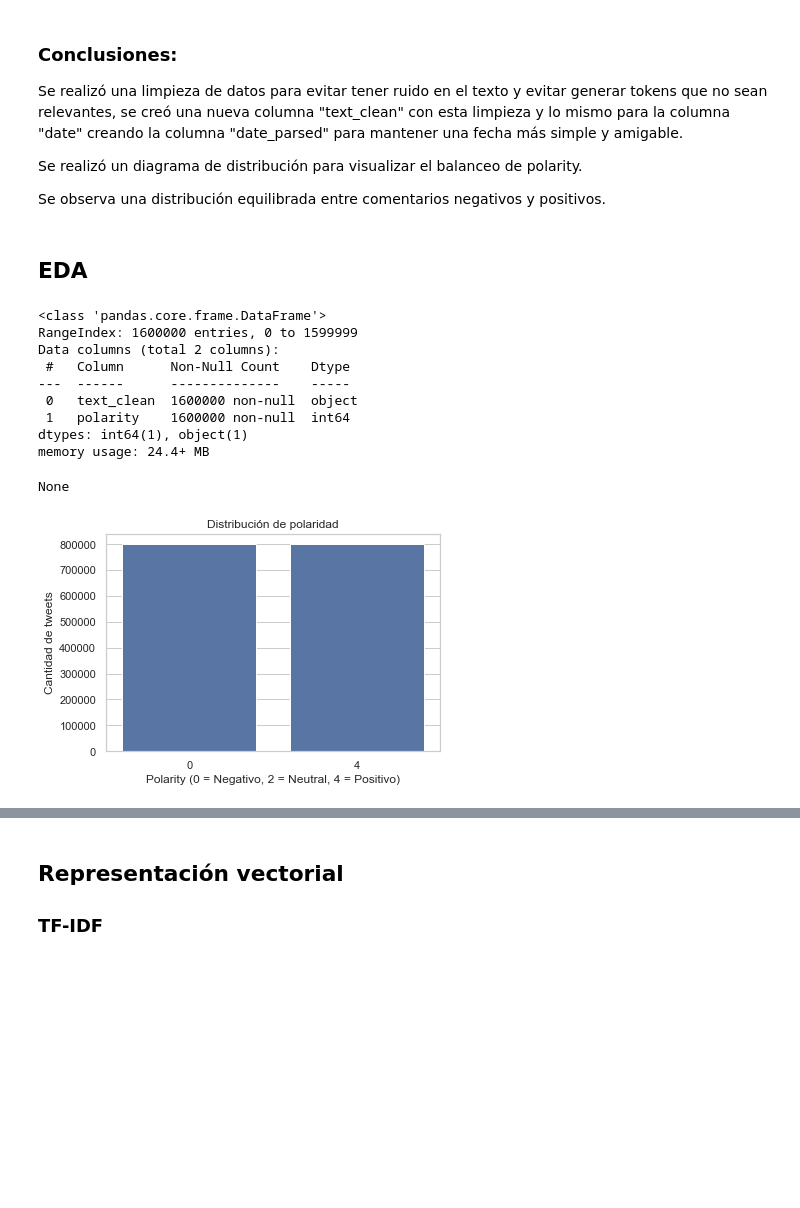
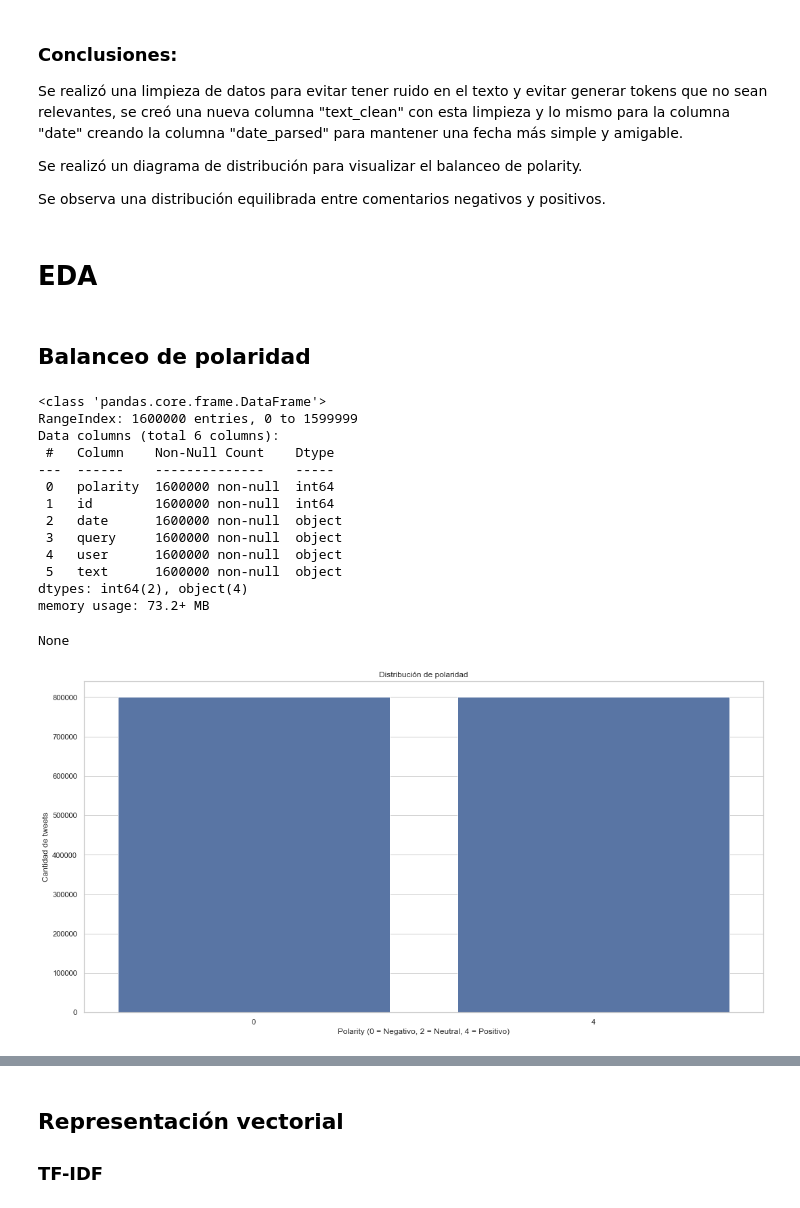
Before and after one commit to nelson-juarez/trabajo-practico-3-NLP-dipl-IA, a Jupyter notebook: Entrega_Trabajo_Practico_3.ipynb, the cells around one changed output, grey strips where cells are left out. Saved outputs shown, nothing was run; the diff lists cells and outputs as text; code cells hidden in the pictures; blank space fills up the shorter version.

```diff
--- a/Entrega_Trabajo_Practico_3.ipynb
+++ b/Entrega_Trabajo_Practico_3.ipynb
@@ -115,25 +106,32 @@ Se realizó un diagrama de distribución para visualizar el balanceo de polarity
 
 Se observa una distribución equilibrada entre comentarios negativos y positivos.
 # %% [markdown]
-## EDA
+# EDA
+# %% [markdown]
+## Balanceo de polaridad
 # %%
 display(df_train.info())
 
 #Diagrama de distribución de polarity
+plt.figure(figsize=(18,9))
 sns.countplot(x=df_train['polarity'])
 plt.title("Distribución de polaridad")
 plt.xlabel("Polarity (0 = Negativo, 2 = Neutral, 4 = Positivo)")
 plt.ylabel("Cantidad de tweets")
 plt.show()
 # %% [output]
 <class 'pandas.core.frame.DataFrame'>
 RangeIndex: 1600000 entries, 0 to 1599999
-Data columns (total 2 columns):
- #   Column      Non-Null Count    Dtype
----  ------      --------------    -----
- 0   text_clean  1600000 non-null  object
- 1   polarity    1600000 non-null  int64
-dtypes: int64(1), object(1)
-memory usage: 24.4+ MB
+Data columns (total 6 columns):
+ #   Column    Non-Null Count    Dtype
+---  ------    --------------    -----
+ 0   polarity  1600000 non-null  int64
+ 1   id        1600000 non-null  int64
+ 2   date      1600000 non-null  object
+ 3   query     1600000 non-null  object
+ 4   user      1600000 non-null  object
+ 5   text      1600000 non-null  object
+dtypes: int64(2), object(4)
+memory usage: 73.2+ MB
 None
-[figure, old version]
+[figure, new version]
```
Also changed, not shown: parts of 28 cells of this notebook.
